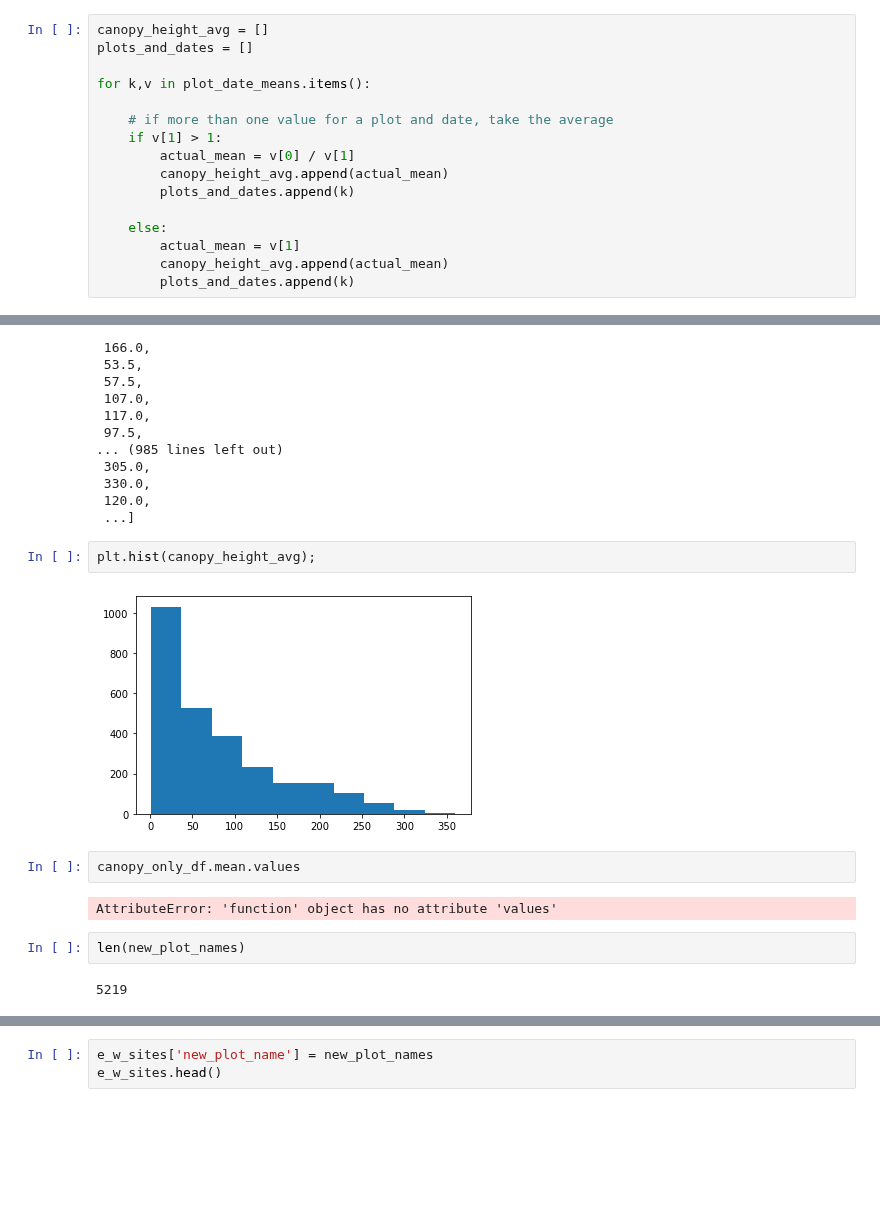
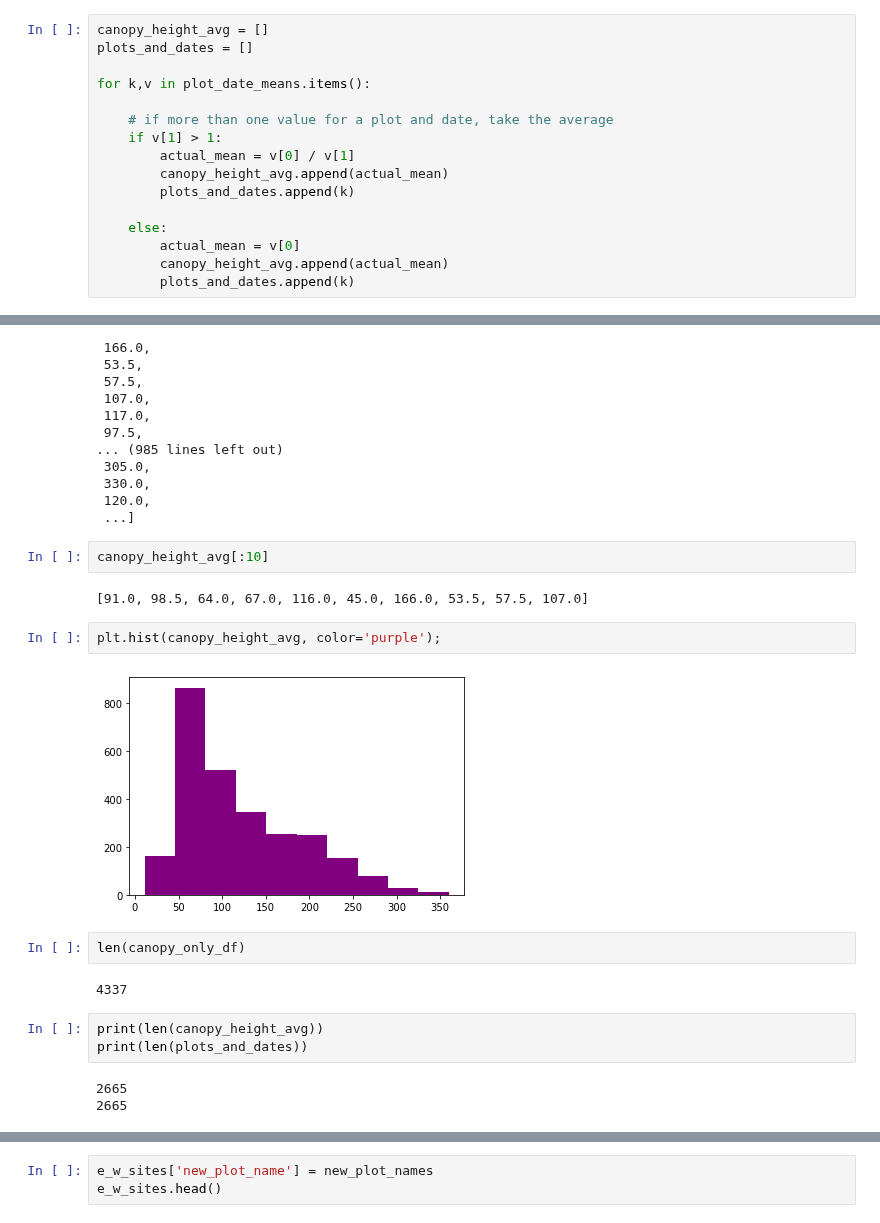
Before and after one commit to genophenoenvo/terraref-datasets, a Jupyter notebook: notebooks/season_4_transformation.ipynb, the cells around one changed output, grey strips where cells are left out. Drawn from its saved outputs; the diff is of its cells as text; blank space fills up the shorter version.

```diff
--- a/notebooks/season_4_transformation.ipynb
+++ b/notebooks/season_4_transformation.ipynb
@@ -1593,7 +1607,7 @@ for k,v in plot_date_means.items():
         plots_and_dates.append(k)
 
     else:
-        actual_mean = v[1]
+        actual_mean = v[0]
         canopy_height_avg.append(actual_mean)
         plots_and_dates.append(k)
 # %%
@@ -1616,15 +1630,21 @@ canopy_height_avg
  330.0,
  120.0,
  ...]
+# %%
+canopy_height_avg[:10]
+# %% [output]
+[91.0, 98.5, 64.0, 67.0, 116.0, 45.0, 166.0, 53.5, 57.5, 107.0]
 # %%
-plt.hist(canopy_height_avg);
+plt.hist(canopy_height_avg, color='purple');
 # %% [output]
-[figure, old version]
+[figure, new version]
-# %%
-canopy_only_df.mean.values
-# %% [output]
-AttributeError: 'function' object has no attribute 'values'
 # %%
-len(new_plot_names)
+len(canopy_only_df)
 # %% [output]
-5219
+4337
+# %%
+print(len(canopy_height_avg))
+print(len(plots_and_dates))
+# %% [output]
+2665
+2665
```
Also changed, not shown: parts of 5 cells of this notebook, 1 other file.
